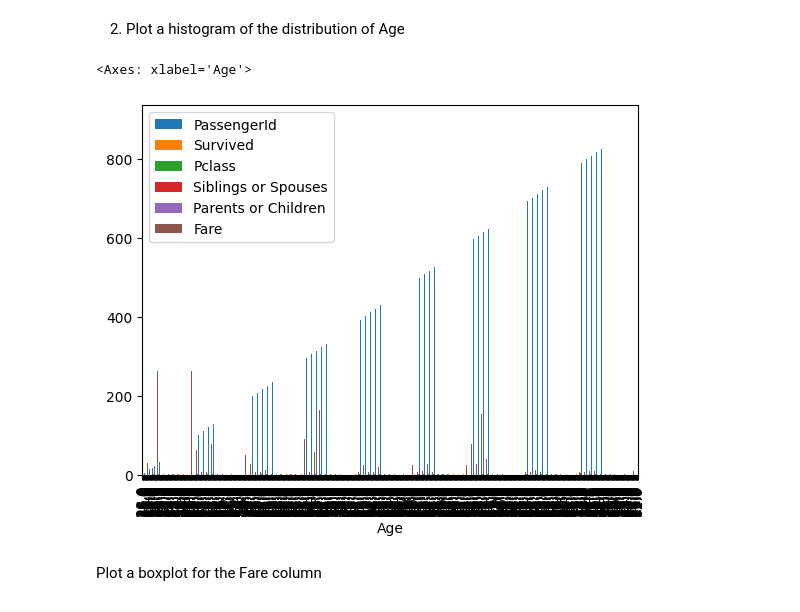
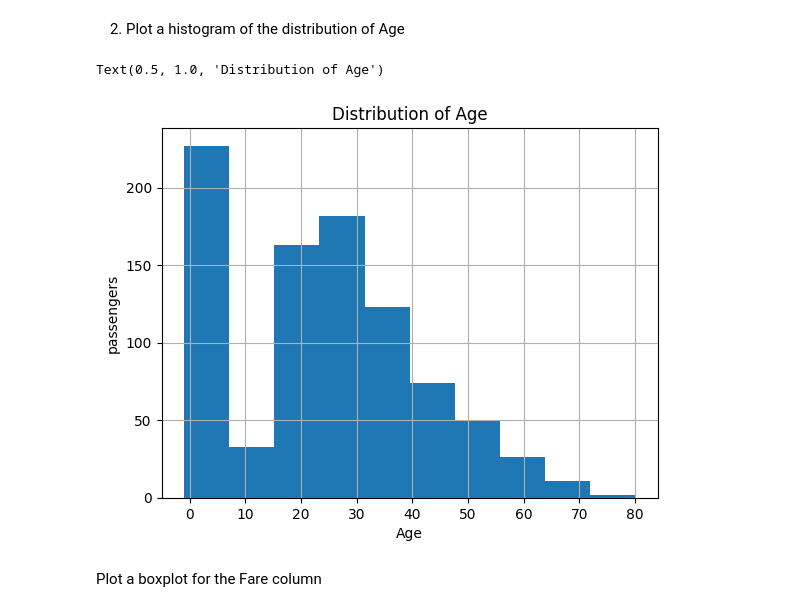
Before and after one commit to mwebazejunior/mwebazejunior, a Jupyter notebook: nivariate_Viz_(Core)_Junior.ipynb, the cells around one changed output. Saved outputs shown, nothing was run; the diff lists cells and outputs as text; code cells hidden in the pictures.

```diff
--- a/nivariate_Viz_(Core)_Junior.ipynb
+++ b/nivariate_Viz_(Core)_Junior.ipynb
@@ -76,11 +64,14 @@ plt.title('Graph Plot of  No of died vs No of Survived')
 plt.show()
 # %% [markdown]
 2) Plot a histogram of the distribution of Age
-# %%
-df.plot(x='Age', kind='hist')
-# %% [output]
-<Axes: xlabel='Age'>
-[figure, removed]
+# %%
+df['Age'].hist()
+plt.xlabel('Age')
+plt.ylabel('passengers')
+plt.title('Distribution of Age')
+# %% [output]
+Text(0.5, 1.0, 'Distribution of Age')
+[figure, added]
 # %% [markdown]
 Plot a boxplot for the Fare column
 # %%
```
Also changed, not shown: parts of 5 cells of this notebook.
